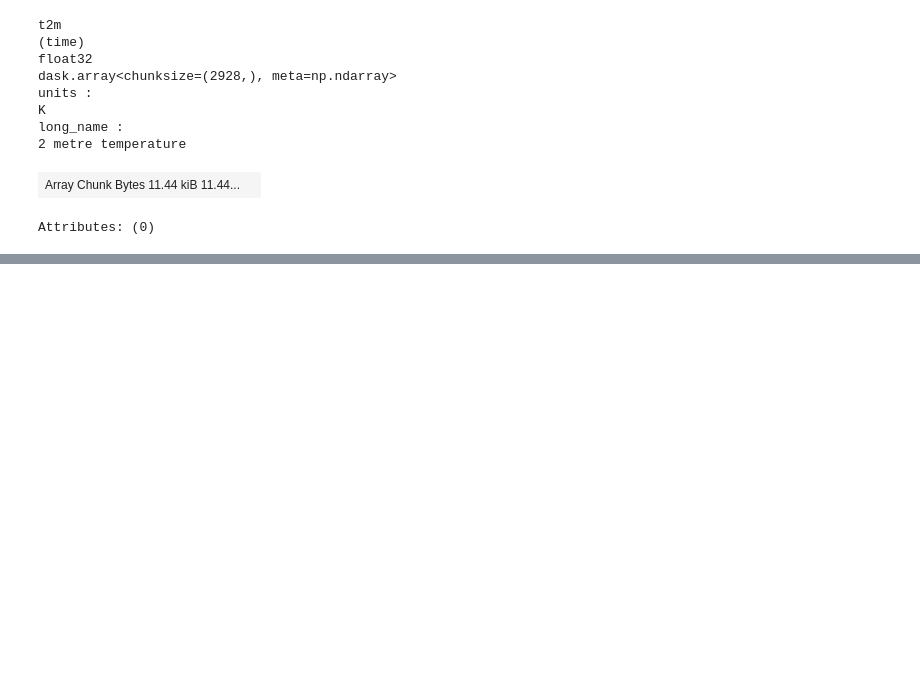
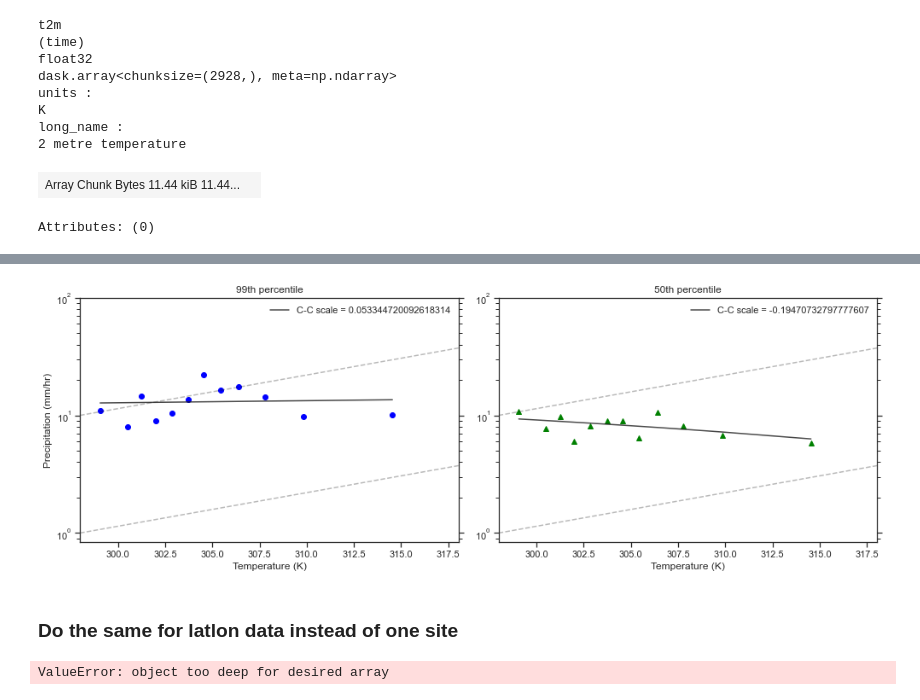
Before and after one commit to adisen99/msc_project, a Jupyter notebook: analysis00.ipynb, the cells around one changed output, grey strips where cells are left out. Saved outputs shown, nothing was run; the diff lists cells and outputs as text; code cells hidden in the pictures; blank space fills up the shorter version.

```diff
--- a/analysis00.ipynb
+++ b/analysis00.ipynb
@@ -432,0 +445,28 @@ fig.tight_layout()
+# %%
+fig = plt.figure(figsize=(14,5))
+
+plt.subplot(121)
+ccplot.plot(mum.chunk(dict(time=-1)), binned_ds99, temparr, preciparr1, preciparr2, fit=True, marker = 'o', lw = 0., color = 'blue')
+plt.ylabel('Precipitation (mm/hr)')
+plt.xlabel('Temperature (K)')
+plt.title('99th percentile')
+
+fig.gca().yaxis.set_ticks_position('both')
+
+plt.subplot(122)
+ccplot.plot(mum.chunk(dict(time=-1)), binned_ds50, temparr, preciparr1, preciparr2, fit=True, marker = '^', lw = 0., color = 'green')
+# plt.ylabel('Precipitation (mm/hr)')
+plt.xlabel('Temperature (K)')
+plt.title('50th percentile')
+
+fig.gca().yaxis.set_ticks_position('both')
+fig.tight_layout()
+plt.savefig('./images/mumbai_ccplot_fitted.pdf', doi=300)
+# %% [output]
+[figure, added]
+# %% [markdown]
+### Do the same for latlon data instead of one site
+# %%
+res = xr.apply_ufunc(binning.equalObs, ds_comb.t2m, input_core_dims=[['time']], kwargs={'nbin':12}, dask="allowed", vectorize=True)
+# %% [output]
+ValueError: object too deep for desired array
```
Also changed, not shown: parts of 7 cells of this notebook, 2 other files.
